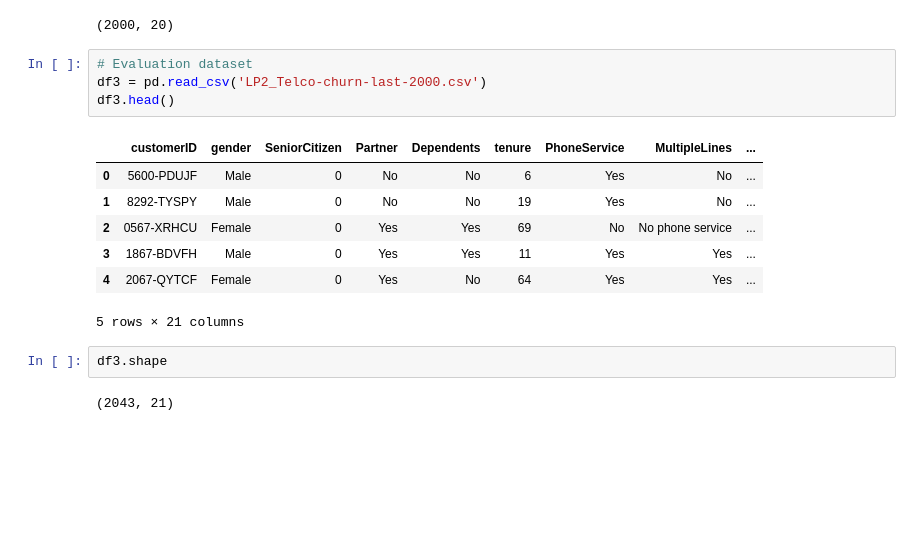
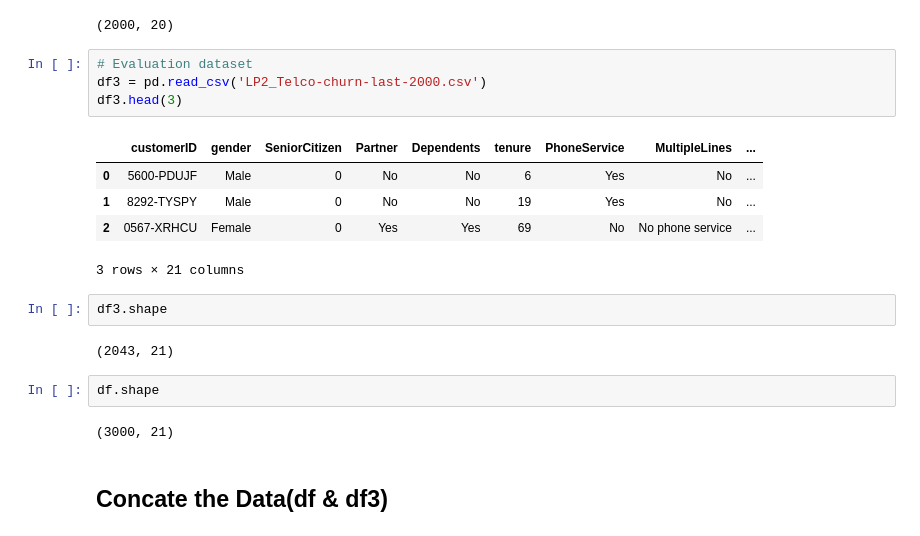
Before and after one commit to qochieng/LP2-Classification-Project, a Jupyter notebook: TelcoChurn-1.ipynb, the cells around one changed output. Drawn from its saved outputs; the diff is of its cells as text; blank space fills up the shorter version.

```diff
--- a/TelcoChurn-1.ipynb
+++ b/TelcoChurn-1.ipynb
@@ -73,16 +102,20 @@ df2.shape
 # %%
 # Evaluation dataset
 df3 = pd.read_csv('LP2_Telco-churn-last-2000.csv')
-df3.head()
+df3.head(3)
 # %% [output]
 |  | customerID | gender | SeniorCitizen | Partner | Dependents | tenure | PhoneService | MultipleLines | ... |
 | 0 | 5600-PDUJF | Male | 0 | No | No | 6 | Yes | No | ... |
 | 1 | 8292-TYSPY | Male | 0 | No | No | 19 | Yes | No | ... |
 | 2 | 0567-XRHCU | Female | 0 | Yes | Yes | 69 | No | No phone service | ... |
-| 3 | 1867-BDVFH | Male | 0 | Yes | Yes | 11 | Yes | Yes | ... |
-| 4 | 2067-QYTCF | Female | 0 | Yes | No | 64 | Yes | Yes | ... |
-5 rows × 21 columns
+3 rows × 21 columns
 # %%
 df3.shape
 # %% [output]
 (2043, 21)
+# %%
+df.shape
+# %% [output]
+(3000, 21)
+# %% [markdown]
+## Concate the Data(df & df3)
```
Also changed, not shown: parts of 39 cells of this notebook, 1 other file.
